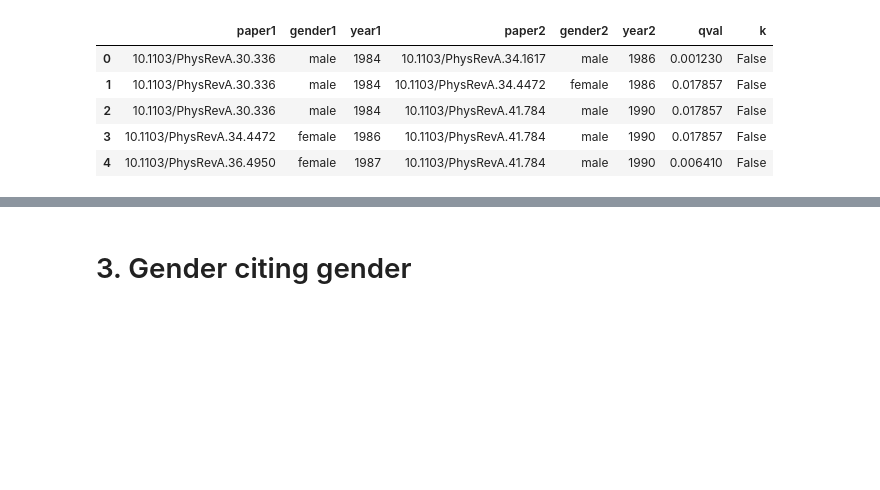
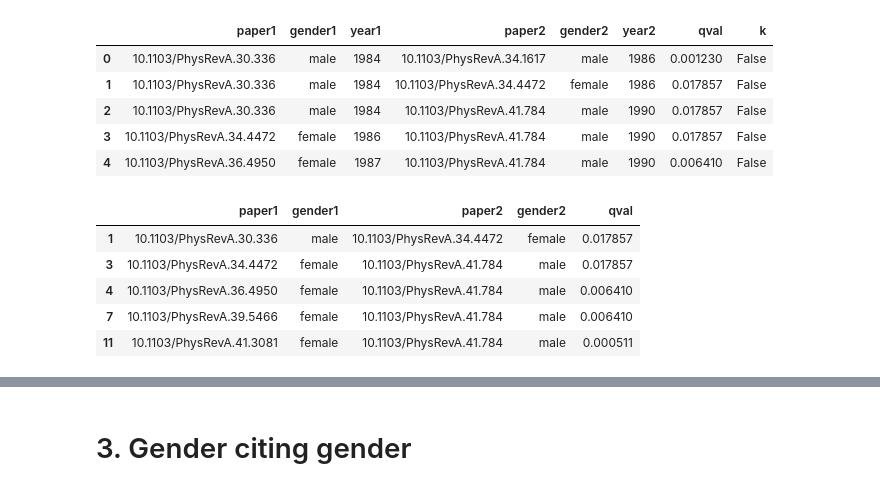
Before and after one commit to therobinkay/gender_bias_2021, a Jupyter notebook: Journal_Analysis_2_(GitHub).ipynb, the cells around one changed output, grey strips where cells are left out. Cells and saved outputs as stored; diff of their text form; code cells hidden in the pictures; blank space fills up the shorter version.

```diff
--- a/Journal_Analysis_2_(GitHub).ipynb
+++ b/Journal_Analysis_2_(GitHub).ipynb
@@ -252,10 +252,19 @@ homn.head()
 | 3 | 10.1103/PhysRevA.34.4472 | female | 1986 | 10.1103/PhysRevA.41.784 | male | 1990 | 0.017857 | False |
 | 4 | 10.1103/PhysRevA.36.4950 | female | 1987 | 10.1103/PhysRevA.41.784 | male | 1990 | 0.006410 | False |
 # %%
-testhom = homn.drop(['year1', 'year2', 'k'], axis=1)
+hom = homn.drop(['year1', 'year2', 'k'], axis=1)
 
-testcen = cen.rename({'citing_doi': 'cit', 'citing_gender': 'cgender',
+cen = cen.rename({'citing_doi': 'cit', 'citing_gender': 'cgender',
                           'cited_doi': 'paper', 'cited_gender': 'pgender'},
                           axis=1)
 
-testhom = testhom[testhom['gender1'] != testhom['gender2']]
+hom = hom[hom['gender1'] != hom['gender2']]
+# %%
+hom.head()
+# %% [output]
+|  | paper1 | gender1 | paper2 | gender2 | qval |
+| 1 | 10.1103/PhysRevA.30.336 | male | 10.1103/PhysRevA.34.4472 | female | 0.017857 |
+| 3 | 10.1103/PhysRevA.34.4472 | female | 10.1103/PhysRevA.41.784 | male | 0.017857 |
+| 4 | 10.1103/PhysRevA.36.4950 | female | 10.1103/PhysRevA.41.784 | male | 0.006410 |
+| 7 | 10.1103/PhysRevA.39.5466 | female | 10.1103/PhysRevA.41.784 | male | 0.006410 |
+| 11 | 10.1103/PhysRevA.41.3081 | female | 10.1103/PhysRevA.41.784 | male | 0.000511 |
```
Also changed, not shown: parts of 3 cells of this notebook.
